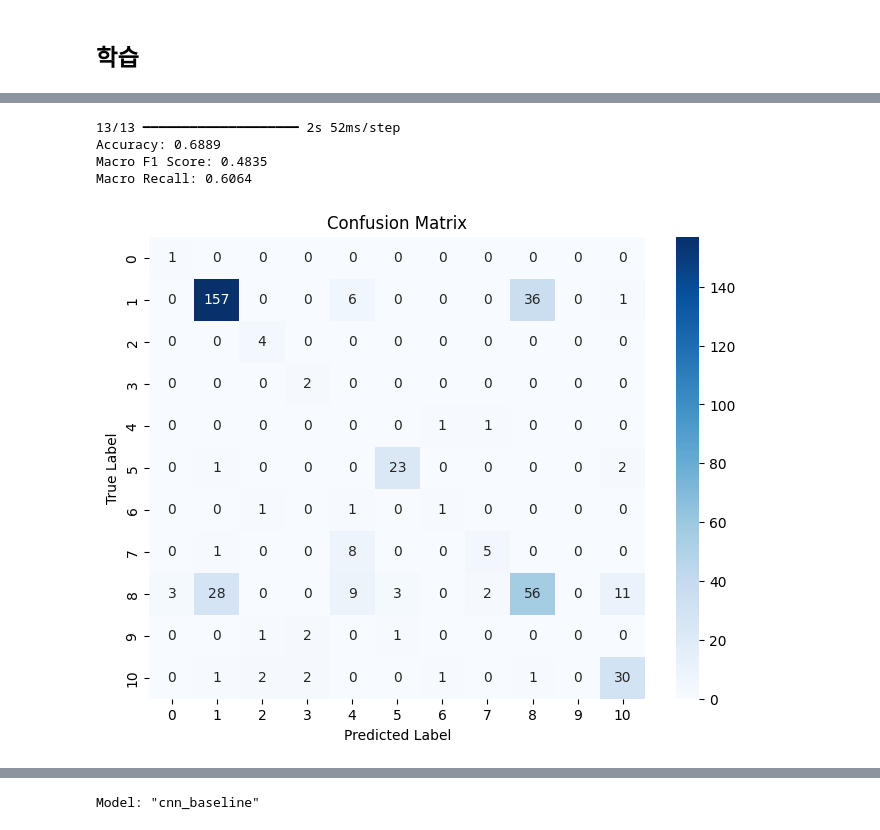
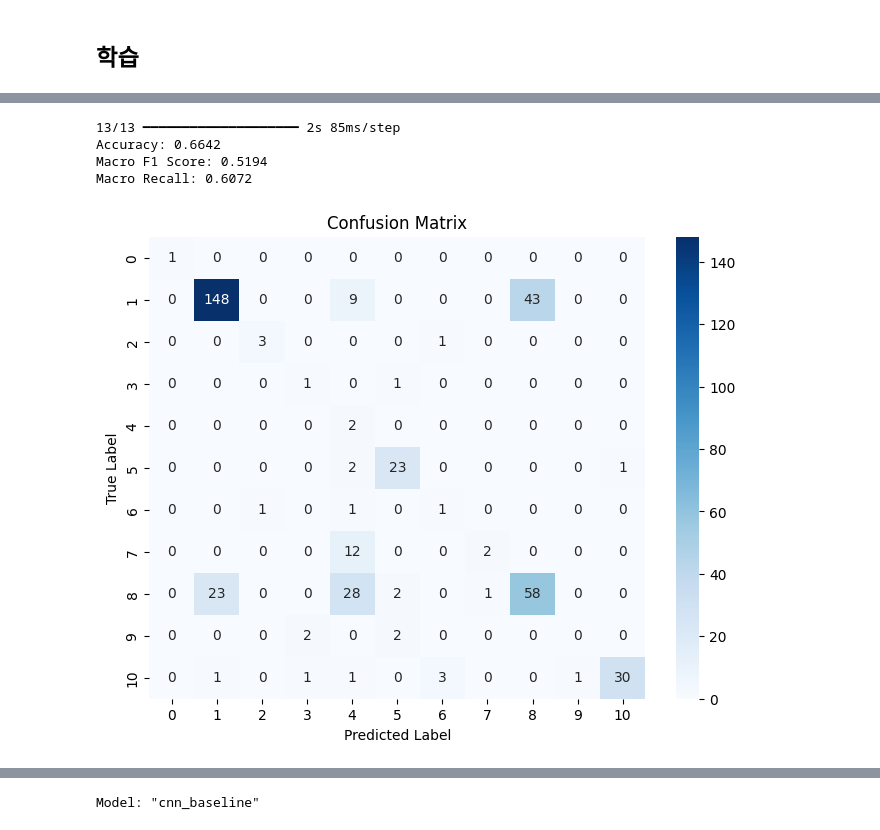
Before and after one commit to dkssudgb/audio_classification, a Jupyter notebook: cnn_baseline.ipynb, the cells around one changed output, grey strips where cells are left out. Cells and saved outputs as stored; diff of their text form; code cells hidden in the pictures.

```diff
--- a/cnn_baseline.ipynb
+++ b/cnn_baseline.ipynb
@@ -585,38 +608,38 @@ Model: "cnn_baseline"
  Optimizer params: 221,656 (865.85 KB)
 # %%
 # best model 불러오기
-model_logmel = load_model('models/cnn_logmel_aug.keras')
+model_logmel = load_model('models/cnn_logmel_aug_classweight.keras')
 
 # 테스트 데이터 불러오기
 data_test = np.load("data/features/test_logmel.npz")
 X_test_logmel, y_test_logmel = data_test["X"], data_test["y"]
 
 # 예측
 y_pred_logmel = model_logmel.predict(X_test_logmel)
 y_pred_logmel = np.argmax(y_pred_logmel, axis=1)
 
 # 평가 지표 출력
 acc = accuracy_score(y_test_logmel, y_pred_logmel)
 f1 = f1_score(y_test_logmel, y_pred_logmel, average='macro')
 recall = recall_score(y_test_logmel, y_pred_logmel, average='macro')
 
 print(f"Accuracy: {acc:.4f}")
 print(f"Macro F1 Score: {f1:.4f}")
 print(f"Macro Recall: {recall:.4f}")
 
 # Confusion Matrix
 cm = confusion_matrix(y_test_logmel, y_pred_logmel)
 
 plt.figure(figsize=(8, 6))
 sns.heatmap(cm, annot=True, fmt='d', cmap='Blues')
 plt.xlabel('Predicted Label')
 plt.ylabel('True Label')
 plt.title('Confusion Matrix')
 plt.show()
 # %% [output]
-13/13 ━━━━━━━━━━━━━━━━━━━━ 2s 52ms/step
-Accuracy: 0.6889
-Macro F1 Score: 0.4835
-Macro Recall: 0.6064
+13/13 ━━━━━━━━━━━━━━━━━━━━ 2s 85ms/step
+Accuracy: 0.6642
+Macro F1 Score: 0.5194
+Macro Recall: 0.6072
-[figure, old version]
+[figure, new version]
 # %%
```
Also changed, not shown: parts of 6 cells of this notebook.
